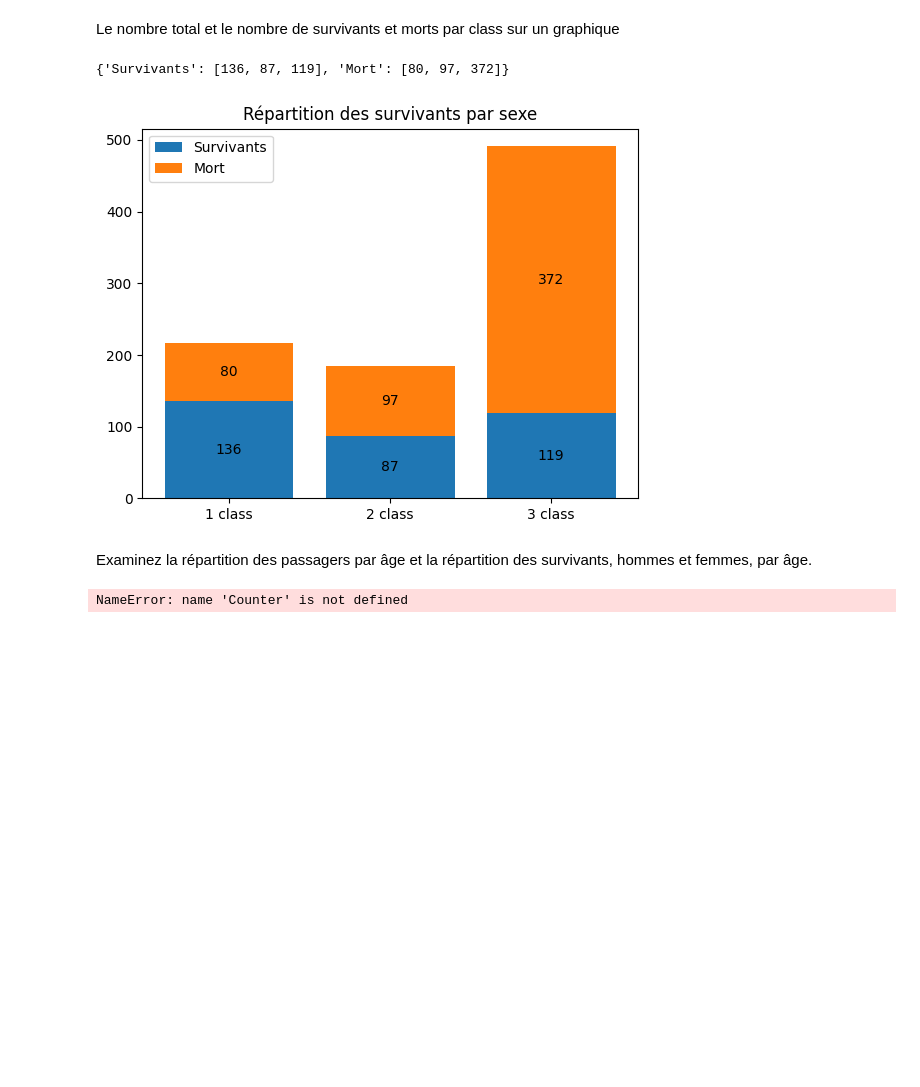
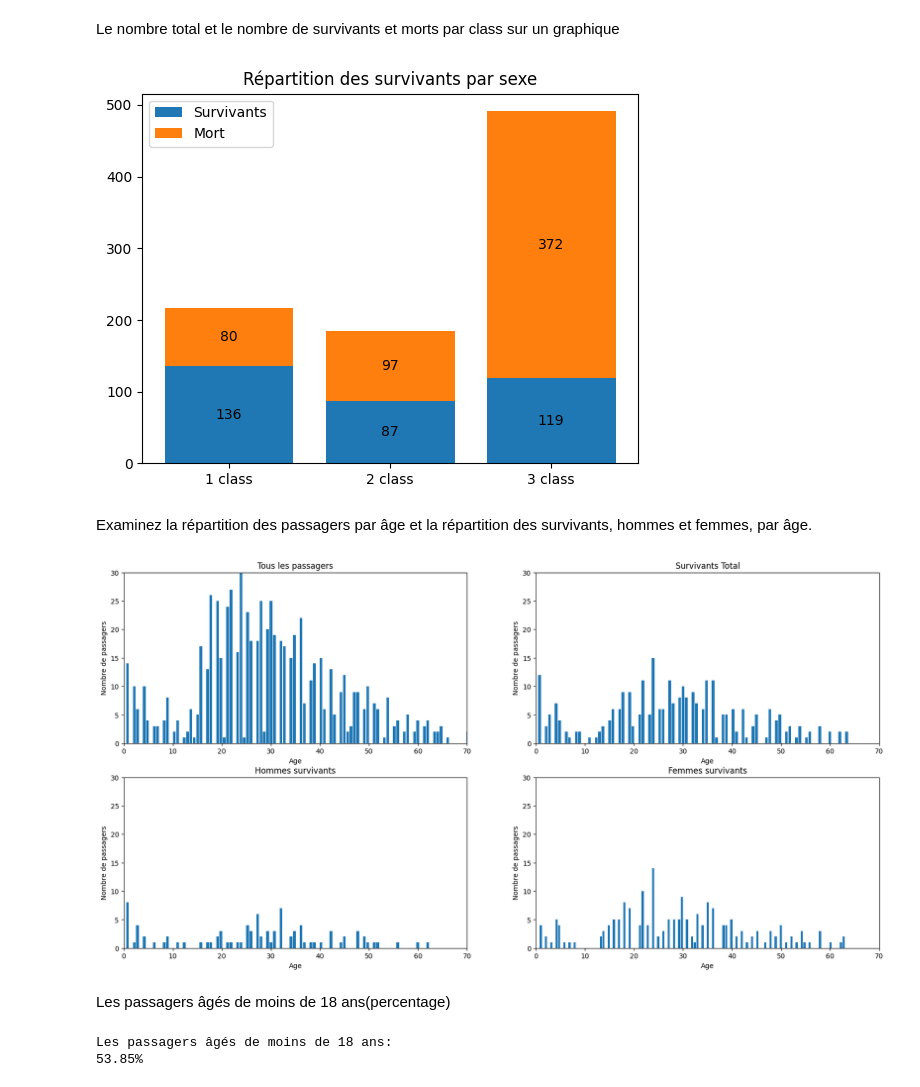
Before and after one commit to kirillsst/Titanic-Model-Kaggle-, a Jupyter notebook: titanic_notebook.ipynb, the cells around one changed output. Cells and saved outputs as stored; diff of their text form; code cells hidden in the pictures; blank space fills up the shorter version.

Commit message:
add graphic

```diff
--- a/titanic_notebook.ipynb
+++ b/titanic_notebook.ipynb
@@ -132,10 +94,7 @@ Females Survivants: 233
 # %% [markdown]
 Le nombre total et le nombre de survivants et morts par class sur un graphique
 # %%
-import pandas as pd
-import matplotlib.pyplot as plt
-import numpy as np
-
+train = pd.read_csv('../titanic-project/titanic_data/train.csv')
 first_class_total = len(train.loc[(train['Pclass'] == 1)])
 second_class_total = len(train.loc[(train['Pclass'] == 2)])
 third_class_total = len(train.loc[(train['Pclass'] == 3)])
@@ -147,7 +106,7 @@ count = {
     "Survivants": [first_class_total_survived, second_class_total_survived, third_class_total_survived],
     "Mort": [first_class_total-first_class_total_survived, second_class_total-second_class_total_survived, third_class_total-third_class_total_survived]
 }
-print(count)
+# print(count)
 
 fig, ax = plt.subplots()
 x = np.zeros(3) # list = [0,0 1 class ; 0,0 2 class; 0, 0; 3 class]
@@ -160,28 +119,40 @@ for key, count in count.items():
 
 plt.show()
 # %% [output]
-{'Survivants': [136, 87, 119], 'Mort': [80, 97, 372]}
 [figure]
 # %% [markdown]
 Examinez la répartition des passagers par âge et la répartition des survivants, hommes et femmes, par âge.
 # %%
+from collections import Counter
 
+#Sélectionnons les listes de passagers en groupes distincts
 survivors = train.loc[(train['Survived'] == 1)]
-males_total = len(train.loc[(train['Sex'] == 'male')])
-females_total = len(train.loc[(train['Sex'] == 'female')])
-first_class_total = len(train.loc[(train['Pclass'] == 1)])
-second_class_total = len(train.loc[(train['Pclass'] == 2)])
-third_class_total = len(train.loc[(train['Pclass'] == 3)])
+male_survivors = train.loc[((train['Sex'] == 'male') & (train['Survived'] == 1))]
+female_survivors = train.loc[((train['Sex'] == 'female') & (train['Survived'] == 1))]
 
 num_of_ages = len(dict(Counter(survivors['Age'])).keys())
 
-
-fig, axs = plt.subplots(2, 2)
-
-psgrs = [["Tous les passagers", "Survivants"], "Hommes survivants", "Femmes survivants"]
-
-for i, surv in enumerate([[train, survivors], [males_total, females_total]]):
+fig, axs = plt.subplots(2,2)
+fig.set_figwidth(20)
+fig.set_figheight(10)
+psgrs = [['Tous les passagers', 'Survivants Total'], ['Hommes survivants', 'Femmes survivants']]
+for i, surv in enumerate([[train, survivors], [male_survivors, female_survivors]]):
     for j, subsurv in enumerate(surv):
-        axs[i][j] = plt.hist(subsurv(['Age'], bin=num_of_ages])) # histogram
+        axs[i][j].hist(subsurv['Age'], bins=num_of_ages, rwidth=0.8)
+        axs[i][j].set_title(psgrs[i][j])
+        axs[i][j].set_xlabel('Age')
+        axs[i][j].set_ylabel('Nombre de passagers')
+        axs[i][j].set_ylim(0,30)
+        axs[i][j].set_xlim(0,70)
+plt.show()
 # %% [output]
-NameError: name 'Counter' is not defined
+[figure, added]
+# %% [markdown]
+Les passagers âgés de moins de 18 ans(percentage)
+# %%
+enfants = train.loc[((train['Age'] < 18) & (train['Age'] > 0))]
+enfants_survivants = train.loc[((train['Age'] < 18) & (train['Age'] > 0) & (train['Survived'] == 1))]
+print(f"Les passagers âgés de moins de 18 ans: \n{round(len(enfants_survivants)*100/len(enfants), 2)}%")
+# %% [output]
+Les passagers âgés de moins de 18 ans:
+53.85%
```
Also changed, not shown: parts of 13 cells of this notebook.
